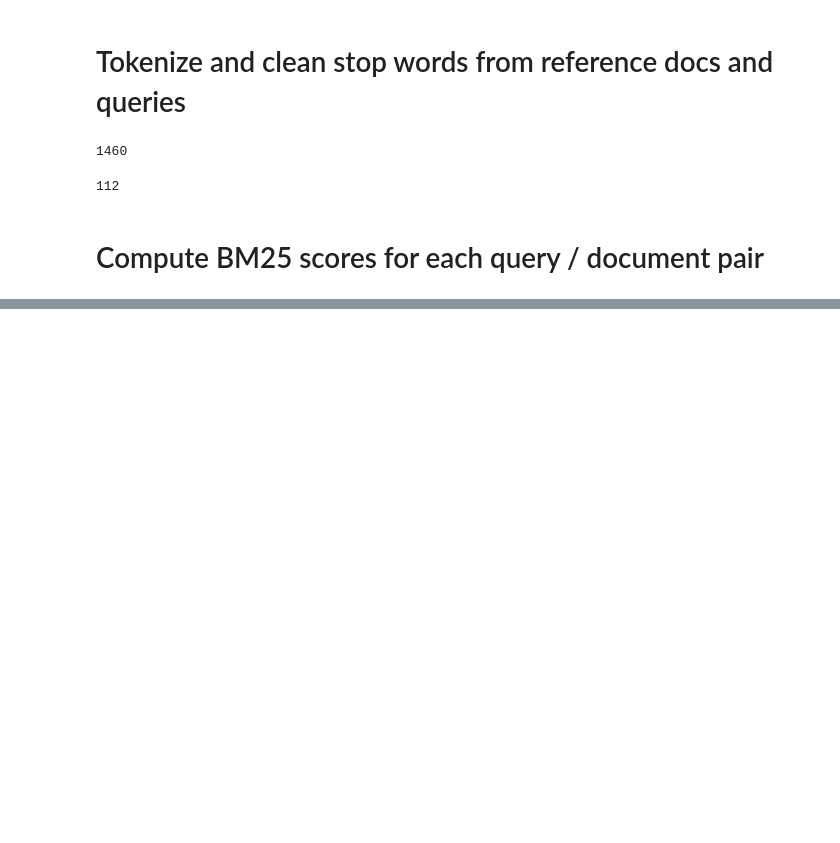
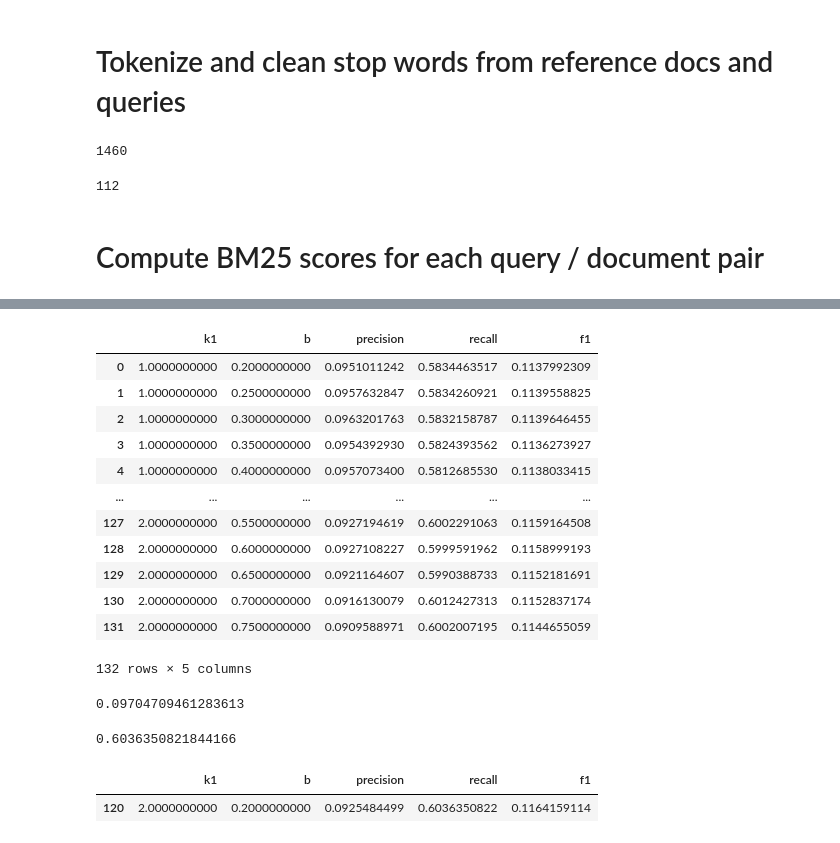
Before and after one commit to eduseiti/bm25_explore, a Jupyter notebook: bm25_ranking_with_CISI.ipynb, the cells around one changed output, grey strips where cells are left out. Saved outputs shown, nothing was run; the diff lists cells and outputs as text; code cells hidden in the pictures; blank space fills up the shorter version.

```diff
--- a/bm25_ranking_with_CISI.ipynb
+++ b/bm25_ranking_with_CISI.ipynb
@@ -274,0 +234,22 @@ results_df.describe()
+# %%
+k1_values = [1.0, 1.1, 1.2, 1.3, 1.4, 1.5, 1.6, 1.7, 1.8, 1.9, 2.0]
+b_values = [0.2, 0.25, 0.3, 0.35, 0.4, 0.45, 0.5, 0.55, 0.6, 0.65, 0.7, 0.75]
+# %%
+all_results = []
+
+for k1_value in k1_values:
+  for b_value in b_values:
+    results_df = compute_BM25(docs_tokens,
+                              queries_tokens,
+                              qrels_df,
+                              k1_value,
+                              b_value,
+                              score_threshold = 5)
+
+    print("k1={}, b={}, mean precision={}, mean recall={}, mean f1={}".format(k1_value,
+                                                                              b_value,
+                                                                              results_df['precision'].mean(),
+                                                                              results_df['recall'].mean(),
+                                                                              results_df['f1'].mean()))
+
+    all_results.append(results_df)
@@ -274,0 +274,33 @@ results_df.describe()
+# %%
+all_results_df = pd.concat(all_results)
+# %%
+all_results_stats_df = all_results_df.groupby(['k1', 'b'])[['precision', 'recall', 'f1']].mean().reset_index()
+# %%
+all_results_stats_df
+# %% [output]
+|  | k1 | b | precision | recall | f1 |
+| 0 | 1.0000000000 | 0.2000000000 | 0.0951011242 | 0.5834463517 | 0.1137992309 |
+| 1 | 1.0000000000 | 0.2500000000 | 0.0957632847 | 0.5834260921 | 0.1139558825 |
+| 2 | 1.0000000000 | 0.3000000000 | 0.0963201763 | 0.5832158787 | 0.1139646455 |
+| 3 | 1.0000000000 | 0.3500000000 | 0.0954392930 | 0.5824393562 | 0.1136273927 |
+| 4 | 1.0000000000 | 0.4000000000 | 0.0957073400 | 0.5812685530 | 0.1138033415 |
+| ... | ... | ... | ... | ... | ... |
+| 127 | 2.0000000000 | 0.5500000000 | 0.0927194619 | 0.6002291063 | 0.1159164508 |
+| 128 | 2.0000000000 | 0.6000000000 | 0.0927108227 | 0.5999591962 | 0.1158999193 |
+| 129 | 2.0000000000 | 0.6500000000 | 0.0921164607 | 0.5990388733 | 0.1152181691 |
+| 130 | 2.0000000000 | 0.7000000000 | 0.0916130079 | 0.6012427313 | 0.1152837174 |
+| 131 | 2.0000000000 | 0.7500000000 | 0.0909588971 | 0.6002007195 | 0.1144655059 |
+132 rows × 5 columns
+# %%
+all_results_stats_df['precision'].max()
+# %% [output]
+0.09704709461283613
+# %%
+all_results_stats_df['recall'].max()
+# %% [output]
+0.6036350821844166
+# %%
+all_results_stats_df[all_results_stats_df['recall'] == all_results_stats_df['recall'].max()]
+# %% [output]
+|  | k1 | b | precision | recall | f1 |
+| 120 | 2.0000000000 | 0.2000000000 | 0.0925484499 | 0.6036350822 | 0.1164159114 |
```
Also changed, not shown: parts of 17 cells of this notebook.
